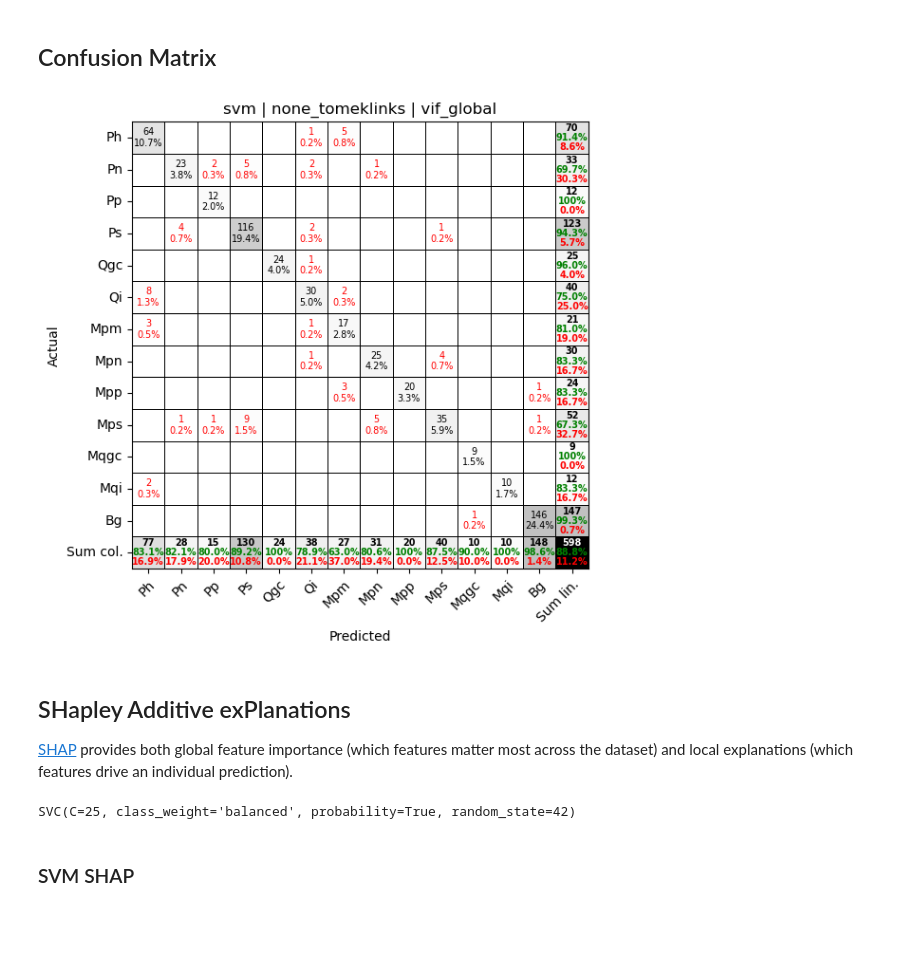
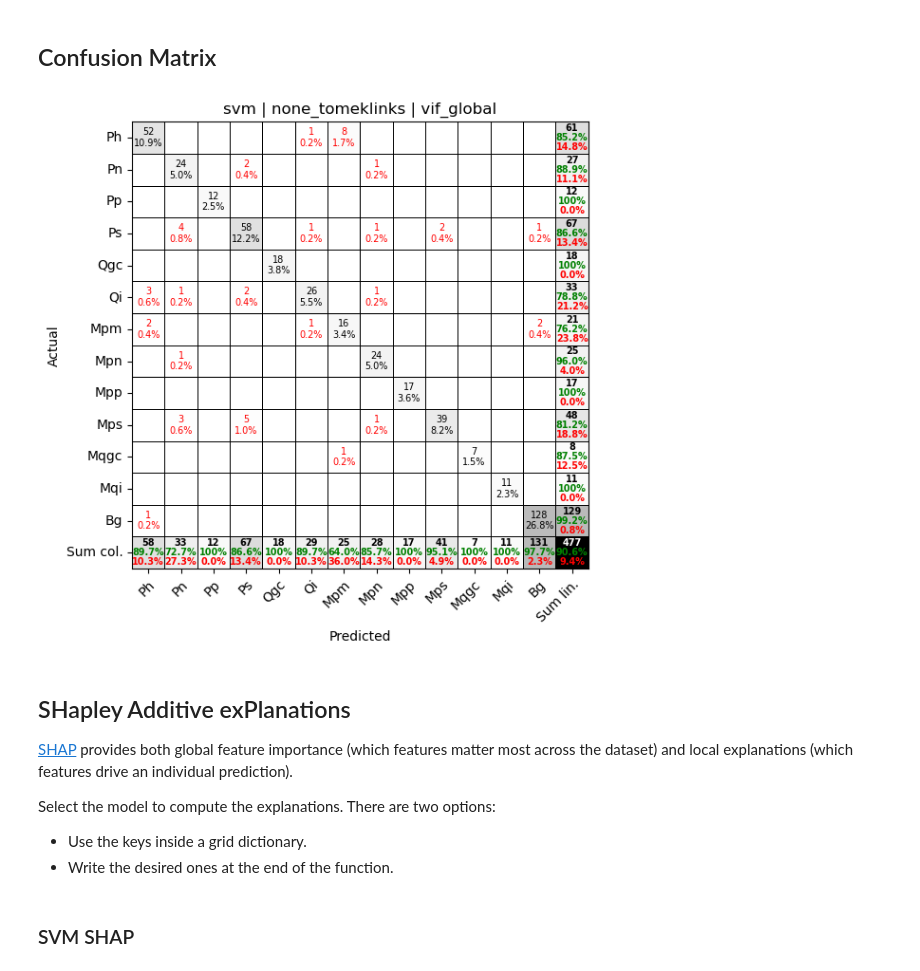
Before and after one commit to CristianICS/ML-burnt-vegetation, a Jupyter notebook: Notebooks/inspect_models.ipynb, the cells around one changed output. Drawn from its saved outputs; the diff is of its cells as text; code cells hidden in the pictures; blank space fills up the shorter version.

```diff
--- a/Notebooks/inspect_models.ipynb
+++ b/Notebooks/inspect_models.ipynb
@@ -484,7 +366,7 @@ fig.tight_layout(rect=[0, 0.06, 1, 0.95])  # Adjust layout to fit global legend
 ## Confusion Matrix
 # %%
 def show_cm(cm_dict, labels):
-
+    """Retrieve and plot the target Confusion Matrix"""
     # Join confusion matrix label codes with their names
     cm_labels = pd.DataFrame(cm_dict['labels'], columns=["code"])
     cm_labels = cm_labels.join(labels.set_index("code_v1_reclass"), on="code")
@@ -496,23 +378,28 @@ def show_cm(cm_dict, labels):
     title = f"{cm_dict["model"]} | {cm_dict["pipe"]} | {cm_dict["pred_id"]}"
     cmatrix(cm).pp_matrix(cmap="gray_r", fz=7, pred_val_axis='col',
                           figsize=[6, 6], cmtitle=title)
-# %%
-target_cm_model = cls_data.query("model == 'svm'")
-target_cm = search_dict(
-    cm_stats,
-    {
-        "pred_id": target_cm_model.iloc[0]["pred_id"],
-        "model": target_cm_model.iloc[0]["model"],
-        "pipe": target_cm_model.iloc[0]["pipe_name"],
-        "dataset": target_cm_model.iloc[0]["dataset"]
-    }
-)
-show_cm(target_cm, label_codes)
-# %% [output]
-[figure, removed]
+# %%
+target_cm_model = cls_data.query("model == 'svm'")
+target_cm = search_grid(
+    cm_stats,
+    **{
+        "pred_id": target_cm_model.iloc[0]["pred_id"],
+        "model": target_cm_model.iloc[0]["model"],
+        "pipe": target_cm_model.iloc[0]["pipe_name"],
+        "dataset": target_cm_model.iloc[0]["dataset"]
+    }
+)
+show_cm(target_cm, label_codes)
+# %% [output]
+[figure, added]
 # %% [markdown]
 ## SHapley Additive exPlanations
 
 [SHAP](https://xai-tutorials.readthedocs.io/en/latest/_model_agnostic_xai/shap.html) provides both global feature importance (which features matter most across the dataset) and local explanations (which features drive an individual prediction).
+
+Select the model to compute the explanations. There are two options:
+
+- Use the keys inside a grid dictionary.
+- Write the desired ones at the end of the function.
 # %%
 # Import labels and apply pretreatments described in inspect_predictors.ipynb
@@ -522,26 +420,3 @@ dataset = Dataset(labels_dataset_path, label_codes_path, 1)
-# %%
-dataset_v = 1
-X_train, X_test, y_train, y_test = dataset.split(
-    best_grids[dataset_v]["pred_id"] + "_" + str(dataset_v), "code_v1_reclass")
-pred_vars = X_train.columns.to_list()
-
-over, under = best_grids[dataset_v]["pipe"].split("_")
-# Construct pipeline
-if ("N" in pred_vars) and (over == "smote"):
-    pipe = Pipeline(
-        y_train,
-        under,
-        over,
-        X_train,
-        categorical_predictors=pred_vars["C"])
-else:
-    pipe = Pipeline(y_train, under, over)
-
-model = Model(best_grids[dataset_v]["model"])
-model.add_params(best_grids[dataset_v]["best_params"])
-model.get_clf().fit(X_train, y_train)
-# %% [output]
-SVC(C=25, class_weight='balanced', probability=True, random_state=42)
 # %% [markdown]
 ### SVM SHAP
 # %%
```
Also changed, not shown: parts of 19 cells of this notebook, 23 other files.
